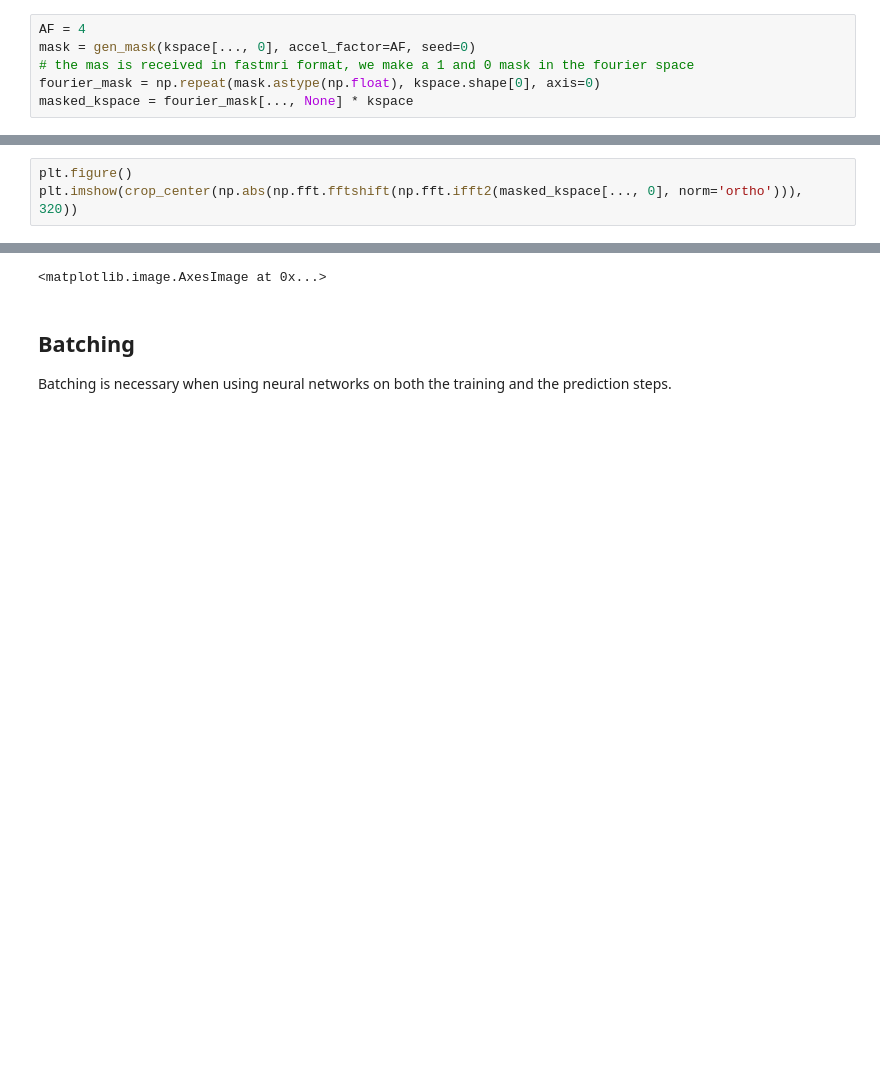
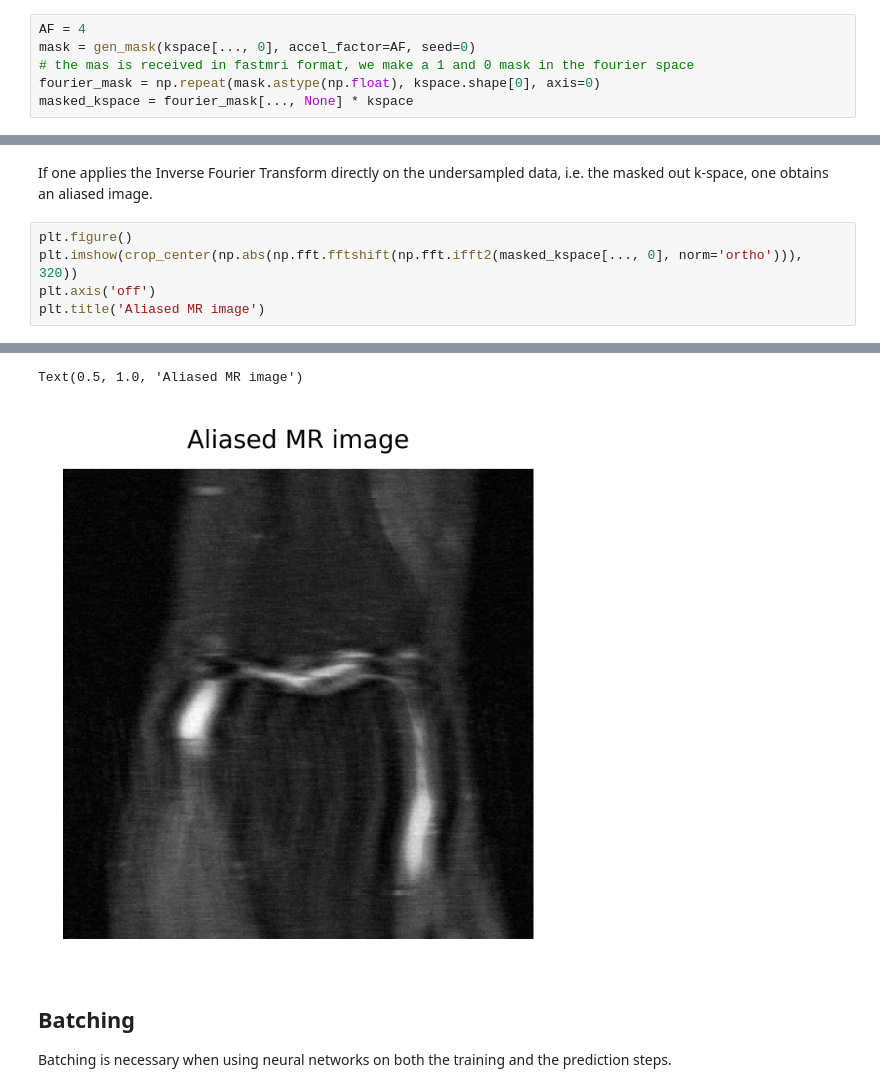
Before and after one commit to zaccharieramzi/fastmri-reproducible-benchmark, a Jupyter notebook: examples/pysap_cascade_comparison.ipynb, the cells around one changed output, grey strips where cells are left out. Drawn from its saved outputs; the diff is of its cells as text; blank space fills up the shorter version.

```diff
--- a/examples/pysap_cascade_comparison.ipynb
+++ b/examples/pysap_cascade_comparison.ipynb
@@ -108,4 +126,8 @@ plt.imshow(fourier_mask)
+# %% [markdown]
+If one applies the Inverse Fourier Transform directly on the undersampled data, i.e. the masked out k-space, one obtains an aliased image.
 # %%
 plt.figure()
 plt.imshow(crop_center(np.abs(np.fft.fftshift(np.fft.ifft2(masked_kspace[..., 0], norm='ortho'))), 320))
+plt.axis('off')
+plt.title('Aliased MR image')
 # %% [output]
@@ -114,4 +134,5 @@ plt.imshow(crop_center(np.abs(np.fft.fftshift(np.fft.ifft2(masked_kspace[..., 0]
-<matplotlib.image.AxesImage at 0x...>
+Text(0.5, 1.0, 'Aliased MR image')
+[figure, added]
 # %% [markdown]
 ## Batching
 
```
Also changed, not shown: parts of 20 cells of this notebook.
